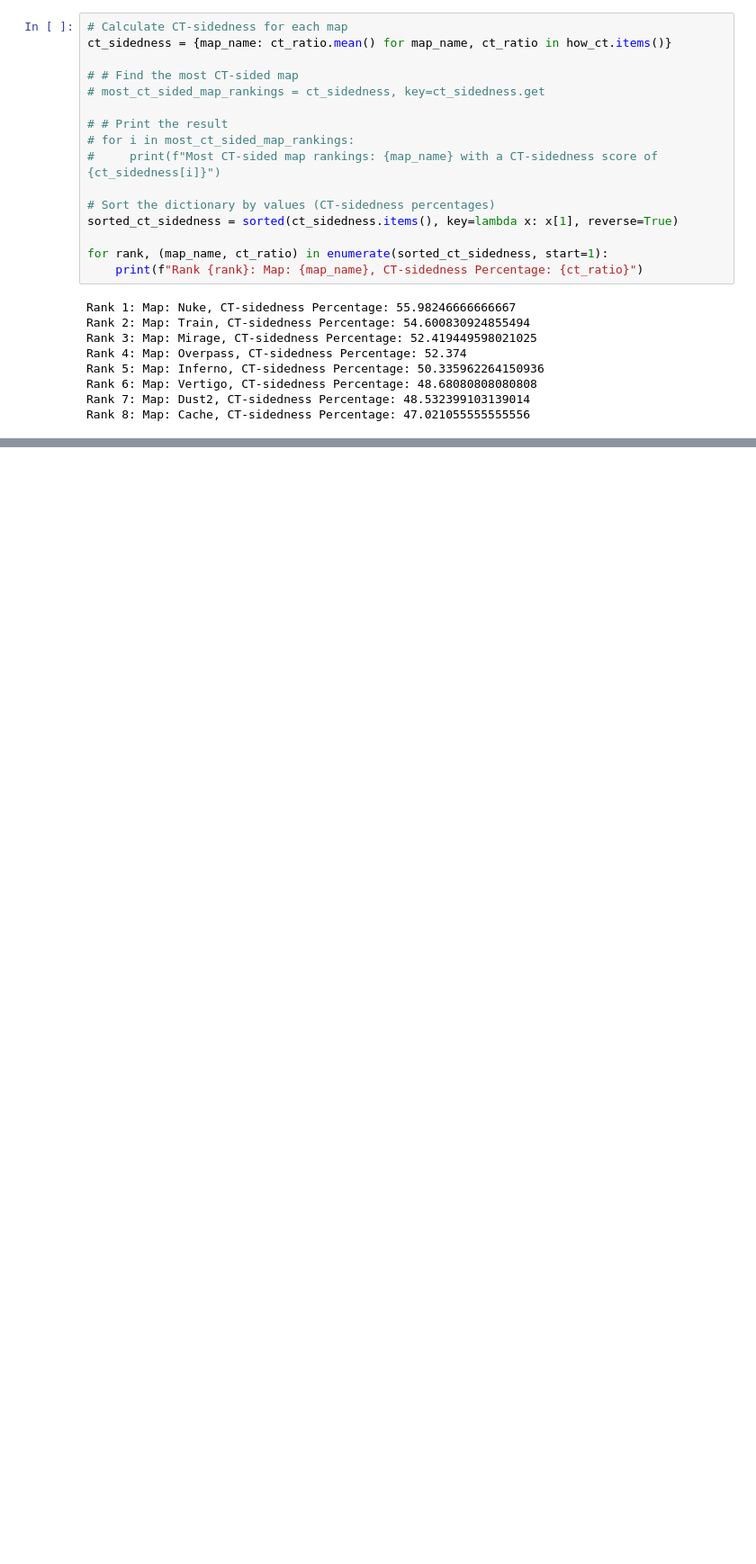
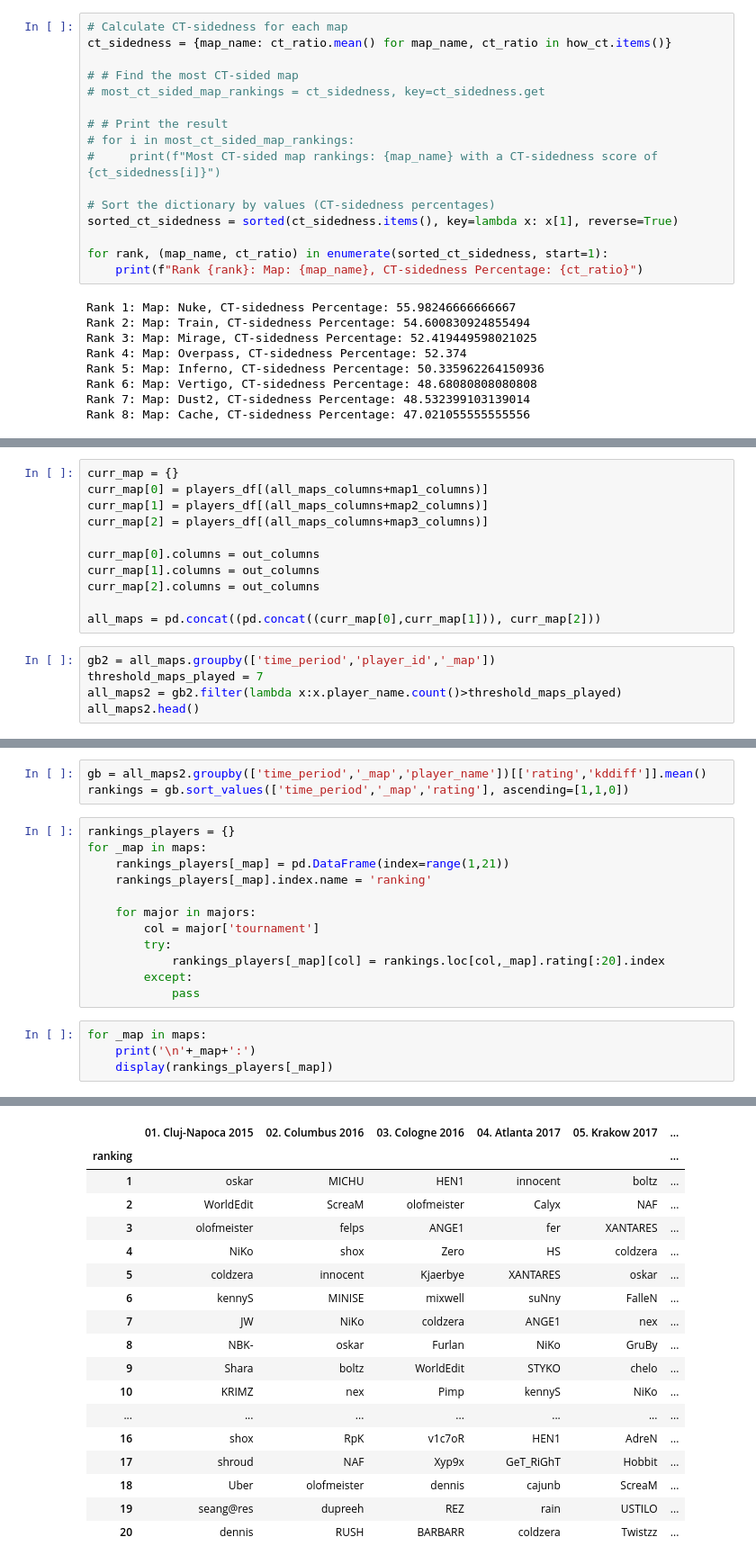
Before and after one commit to bron322/CSGOProPlayersAnalysis, a Jupyter notebook: CSGOProPlayerAnalysis.ipynb, the cells around one changed output, grey strips where cells are left out. Shown at 90% size. Saved outputs shown, nothing was run; the diff lists cells and outputs as text; blank space fills up the shorter version.

```diff
--- a/CSGOProPlayerAnalysis.ipynb
+++ b/CSGOProPlayerAnalysis.ipynb
@@ -149,0 +457,16 @@ Rank 8: Map: Cache, CT-sidedness Percentage: 47.021055555555556
+# %%
+curr_map = {}
+curr_map[0] = players_df[(all_maps_columns+map1_columns)]
+curr_map[1] = players_df[(all_maps_columns+map2_columns)]
+curr_map[2] = players_df[(all_maps_columns+map3_columns)]
+
+curr_map[0].columns = out_columns
+curr_map[1].columns = out_columns
+curr_map[2].columns = out_columns
+
+all_maps = pd.concat((pd.concat((curr_map[0],curr_map[1])), curr_map[2]))
+# %%
+gb2 = all_maps.groupby(['time_period','player_id','_map'])
+threshold_maps_played = 7
+all_maps2 = gb2.filter(lambda x:x.player_name.count()>threshold_maps_played)
+all_maps2.head()
@@ -149,0 +480,20 @@ Rank 8: Map: Cache, CT-sidedness Percentage: 47.021055555555556
+# %%
+gb = all_maps2.groupby(['time_period','_map','player_name'])[['rating','kddiff']].mean()
+rankings = gb.sort_values(['time_period','_map','rating'], ascending=[1,1,0])
+# %%
+rankings_players = {}
+for _map in maps:
+    rankings_players[_map] = pd.DataFrame(index=range(1,21))
+    rankings_players[_map].index.name = 'ranking'
+
+    for major in majors:
+        col = major['tournament']
+        try:
+            rankings_players[_map][col] = rankings.loc[col,_map].rating[:20].index
+        except:
+            pass
+# %%
+for _map in maps:
+    print('\n'+_map+':')
+    display(rankings_players[_map])
+# %% [output]
@@ -149,0 +501,18 @@ Rank 8: Map: Cache, CT-sidedness Percentage: 47.021055555555556
+|  | 01. Cluj-Napoca 2015 | 02. Columbus 2016 | 03. Cologne 2016 | 04. Atlanta 2017 | 05. Krakow 2017 | ... |
+| ranking |  |  |  |  |  | ... |
+| 1 | oskar | MICHU | HEN1 | innocent | boltz | ... |
+| 2 | WorldEdit | ScreaM | olofmeister | Calyx | NAF | ... |
+| 3 | olofmeister | felps | ANGE1 | fer | XANTARES | ... |
+| 4 | NiKo | shox | Zero | HS | coldzera | ... |
+| 5 | coldzera | innocent | Kjaerbye | XANTARES | oskar | ... |
+| 6 | kennyS | MINISE | mixwell | suNny | FalleN | ... |
+| 7 | JW | NiKo | coldzera | ANGE1 | nex | ... |
+| 8 | NBK- | oskar | Furlan | NiKo | GruBy | ... |
+| 9 | Shara | boltz | WorldEdit | STYKO | chelo | ... |
+| 10 | KRIMZ | nex | Pimp | kennyS | NiKo | ... |
+| ... | ... | ... | ... | ... | ... | ... |
+| 16 | shox | RpK | v1c7oR | HEN1 | AdreN | ... |
+| 17 | shroud | NAF | Xyp9x | GeT_RiGhT | Hobbit | ... |
+| 18 | Uber | olofmeister | dennis | cajunb | ScreaM | ... |
+| 19 | seang@res | dupreeh | REZ | rain | USTILO | ... |
+| 20 | dennis | RUSH | BARBARR | coldzera | Twistzz | ... |
```
Also changed, not shown: parts of 36 cells of this notebook.
